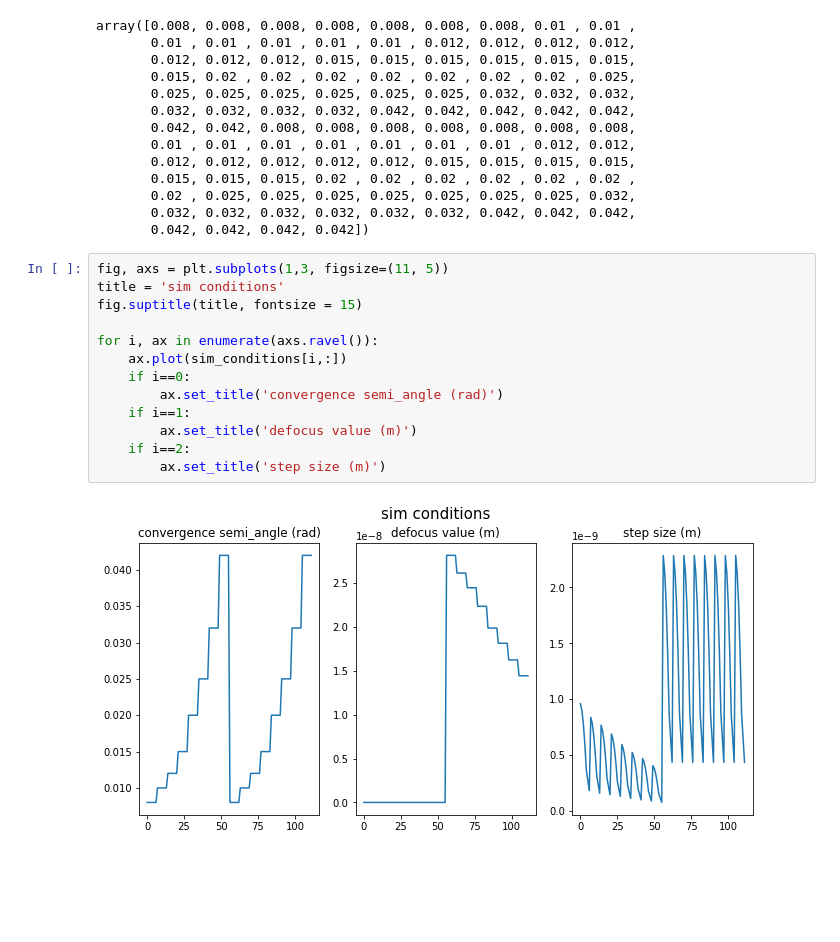
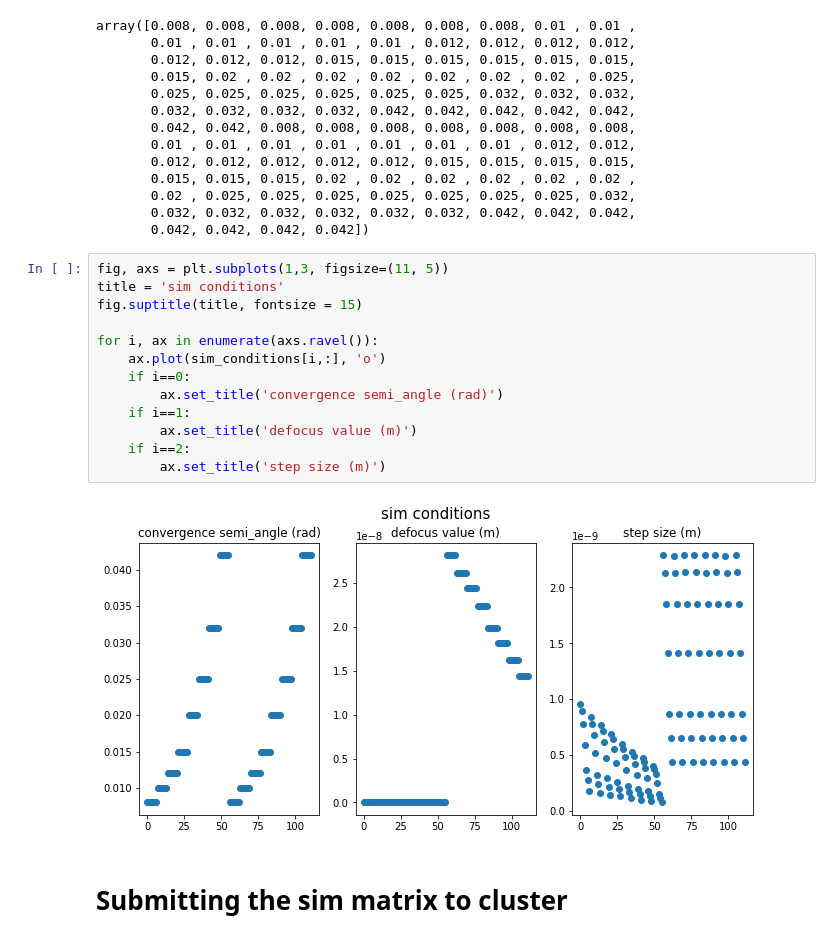
Before and after one commit to CDScattering/Staff-notebooks, a Jupyter notebook: ptyREX_sim_matrix/1_pyprismatic_sim_setup.ipynb, the cells around one changed output. Cells and saved outputs as stored; diff of their text form; blank space fills up the shorter version.

```diff
--- a/ptyREX_sim_matrix/1_pyprismatic_sim_setup.ipynb
+++ b/ptyREX_sim_matrix/1_pyprismatic_sim_setup.ipynb
@@ -238,15 +238,17 @@ array([0.008, 0.008, 0.008, 0.008, 0.008, 0.008, 0.008, 0.01 , 0.01 ,
 # %%
 fig, axs = plt.subplots(1,3, figsize=(11, 5))
 title = 'sim conditions'
 fig.suptitle(title, fontsize = 15)
 
 for i, ax in enumerate(axs.ravel()):
-    ax.plot(sim_conditions[i,:])
+    ax.plot(sim_conditions[i,:], 'o')
     if i==0:
         ax.set_title('convergence semi_angle (rad)')
     if i==1:
         ax.set_title('defocus value (m)')
     if i==2:
         ax.set_title('step size (m)')
 # %% [output]
-[figure, old version]
+[figure, new version]
+# %% [markdown]
+# Submitting the sim matrix to cluster
```
Also changed, not shown: parts of 7 cells of this notebook, 9 other files.
